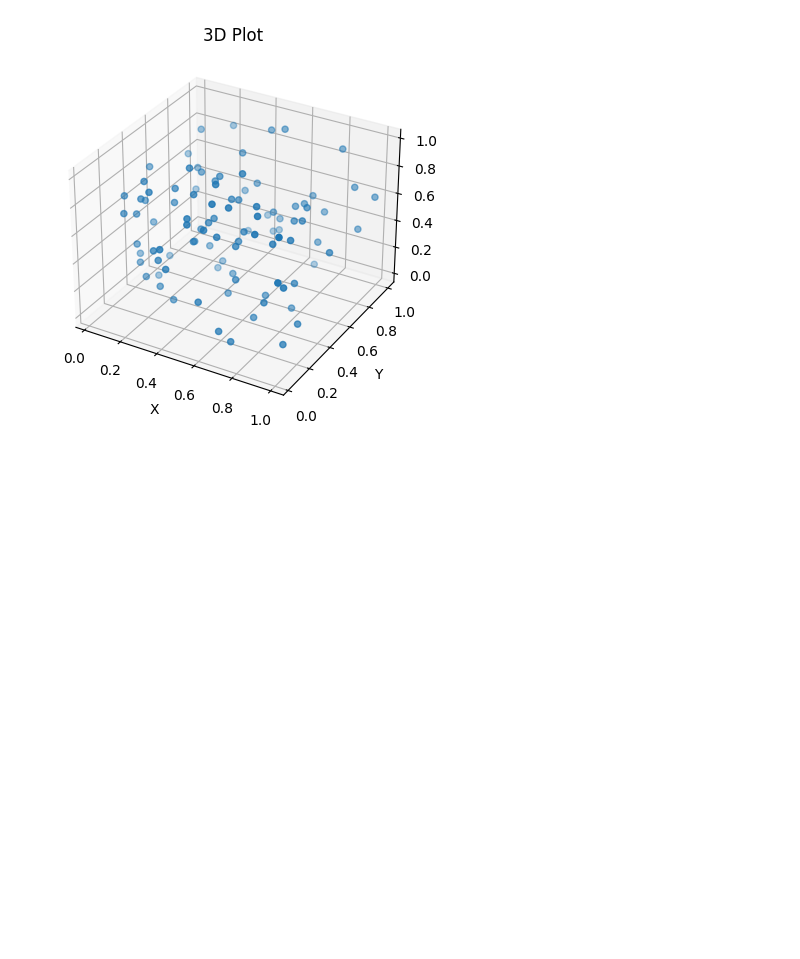
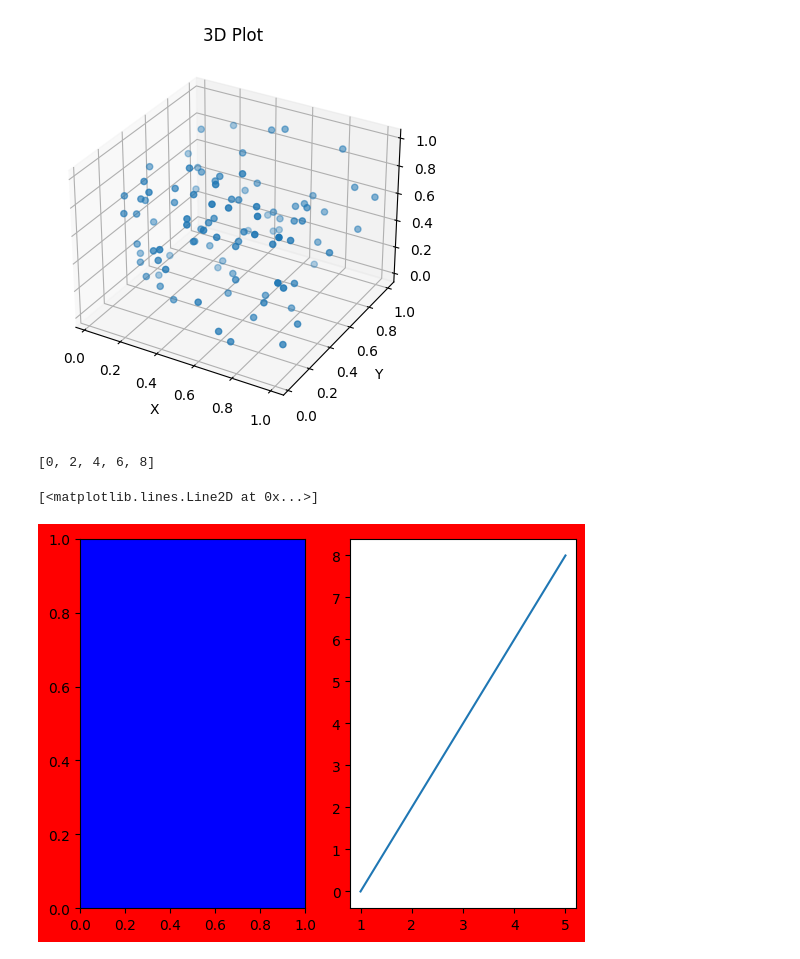
Before and after one commit to pauldebayan/ml_notebooks, a Jupyter notebook: Matplotlib.ipynb, the cells around one changed output. Drawn from its saved outputs; the diff is of its cells as text; code cells hidden in the pictures; blank space fills up the shorter version.

Commit message:
Matplotlib - subplots

```diff
--- a/Matplotlib.ipynb
+++ b/Matplotlib.ipynb
@@ -246,3 +246,20 @@ ax.set_zlabel("Z")
 # %% [output]
 Text(0.5, 0, 'Z')
 [figure]
+# %%
+x = [1,2,3,4,5]
+y = [2*x for x in range(5)]
+
+print(y)
+
+fig, (ax1, ax2) = plt.subplots(1, 2) # 1 - row, 2 - column
+fig.set_facecolor('r')
+ax1.set_facecolor('b')
+ax2.plot(x, y)
+
+# plt.plot(x, y)
+# plt.show()
+# %% [output]
+[0, 2, 4, 6, 8]
+[<matplotlib.lines.Line2D at 0x...>]
+[figure, added]
```
Also changed, not shown: parts of 1 cell of this notebook, 3 other files.
